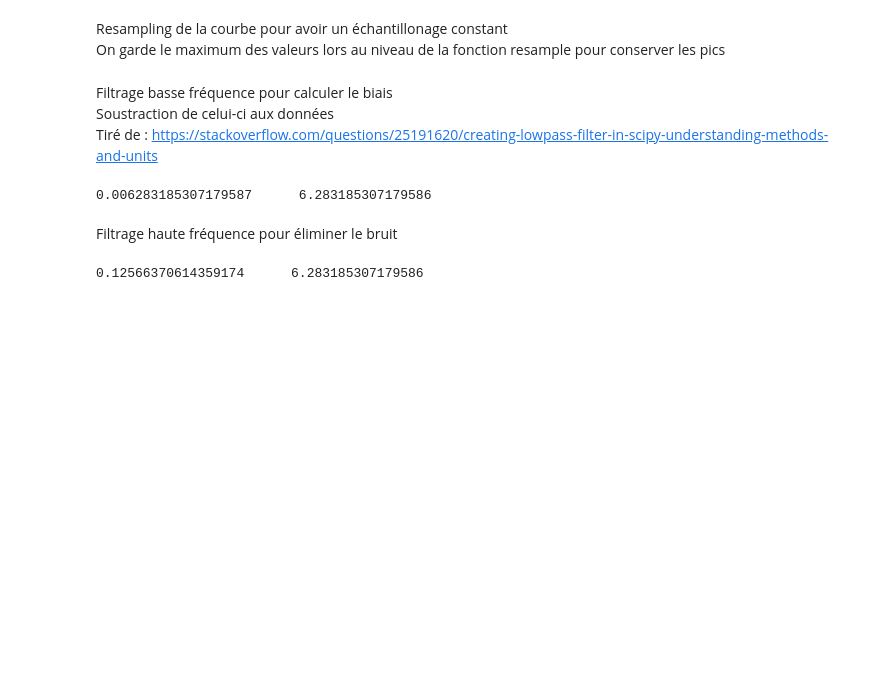
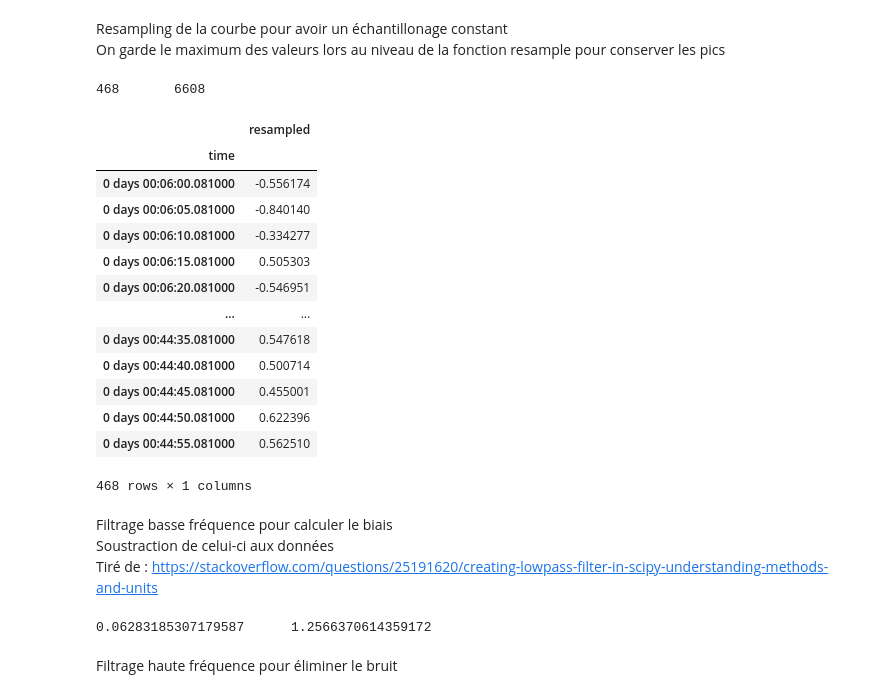
Before and after one commit to Yuremon/GCMS, a Jupyter notebook: readData.ipynb, the cells around one changed output. Saved outputs shown, nothing was run; the diff lists cells and outputs as text; code cells hidden in the pictures; blank space fills up the shorter version.

Commit message:
Ajout d'interpolation et test pour diminuer la quantité d'information

```diff
--- a/readData.ipynb
+++ b/readData.ipynb
@@ -12,11 +12,11 @@ pd.options.plotting.backend = "plotly"
 Valeurs qu'il est possible de modifier pour changer le comportement du programme
 # %%
 PATH = '../donnees/export-chromato/AbaziM-20200210-CHROMATOGRAM.CSV'
-PERIOD = 1000 # fréquence d'échantillonage en ms
+PERIOD = 5000 # fréquence d'échantillonage en ms
 RESAMPLE_MS = str(PERIOD) +'ms' # fréquence d'échantillonage en msS
 INTERVAL = [6,45] # intervalle de temps observe
-NOISE_FREQ = 0.02 # valeur à partir de laquelle sont éliminées les hautes fréquences en Hz
-BIAS_FREQ = 0.001 # valeur de fréquence caractérisant le biais de la machine en Hz
+NOISE_FREQ = 0.09 # valeur à partir de laquelle sont éliminées les hautes fréquences en Hz
+BIAS_FREQ = 0.01 # valeur de fréquence caractérisant le biais de la machine en Hz
 spikes = [21.5,25.6, 30.2] # durée d'apparition des trois pics de référence (None si non présent)
 # %%
 # lecture du fichier csv
@@ -51,9 +51,28 @@ On garde le maximum des valeurs lors au niveau de la fonction resample pour cons
 # %%
 df['time'] = pd.to_timedelta(df.index, 'min')  # conversion de la durée en timedelta pour pouvoir faire un resample
 df.set_index('time', inplace=True) # met le temps en indice de la mesure
 #print(df)
-temp = df.resample(rule=RESAMPLE_MS).max() # on change l'échantillonage pour qu'il soit constant.
-temp.plot()
+
+newdf = df.resample(rule=RESAMPLE_MS).max().interpolate(method='polynomial', order=3) # on change l'échantillonage pour qu'il soit constant.
+newdf.rename(columns = {df.columns[0]: 'resampled'}, inplace=True)
+print(len(newdf), '     ', len(df))
+newdf
+# %% [output]
+468       6608
+|  | resampled |
+| time |  |
+| 0 days 00:06:00.081000 | -0.556174 |
+| 0 days 00:06:05.081000 | -0.840140 |
+| 0 days 00:06:10.081000 | -0.334277 |
+| 0 days 00:06:15.081000 | 0.505303 |
+| 0 days 00:06:20.081000 | -0.546951 |
+| ... | ... |
+| 0 days 00:44:35.081000 | 0.547618 |
+| 0 days 00:44:40.081000 | 0.500714 |
+| 0 days 00:44:45.081000 | 0.455001 |
+| 0 days 00:44:50.081000 | 0.622396 |
+| 0 days 00:44:55.081000 | 0.562510 |
+468 rows × 1 columns
 # %% [markdown]
 Filtrage basse fréquence pour calculer le biais <br>
 Soustraction de celui-ci aux données <br>
@@ -75,17 +94,9 @@ def butter_lowpass_filter(data, cutoff, fs, order=5):
     y = lfilter(b, a, data)
     return y
 
-BIAS_FREQ = 0.001
-
-df['bias'] = butter_lowpass_filter(df['values'], BIAS_FREQ, 1/PERIOD*1000)
-df.plot()
+newdf['bias'] = butter_lowpass_filter(newdf, BIAS_FREQ, 1/PERIOD*1000)
+newdf.plot()
 # %% [output]
-0.006283185307179587      6.283185307179586
+0.06283185307179587      1.2566370614359172
 # %% [markdown]
 Filtrage haute fréquence pour éliminer le bruit
-# %%
-df['corrected'] = butter_lowpass_filter(df['values'], NOISE_FREQ, 1/PERIOD*1000)
-df['corrected'] = df['corrected'] - df['bias']
-df.plot()
-# %% [output]
-0.12566370614359174      6.283185307179586
```
Also changed, not shown: parts of 2 cells of this notebook.
